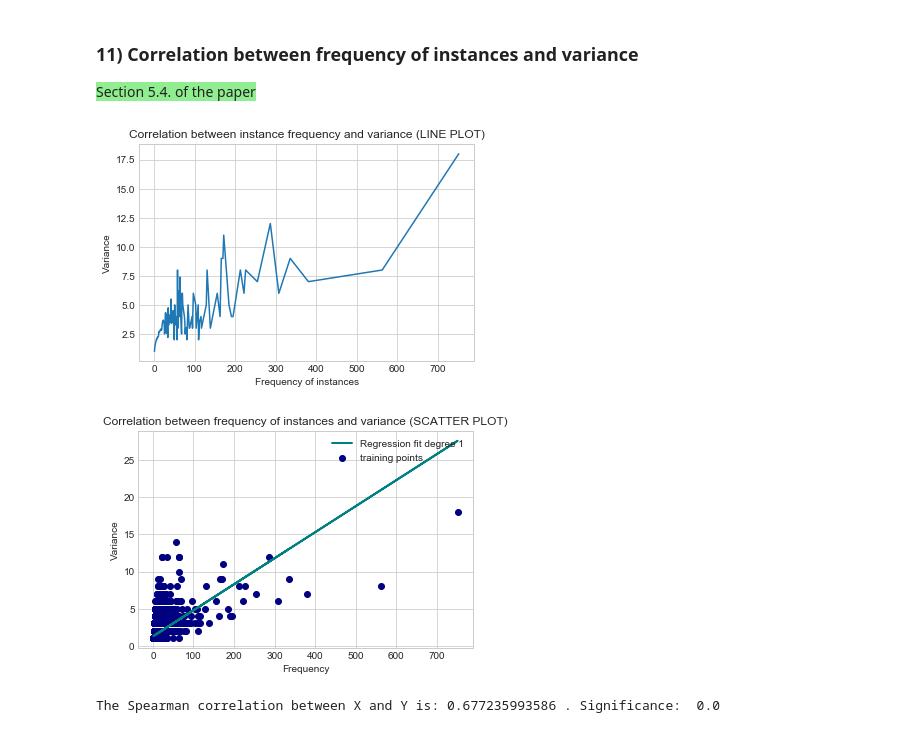
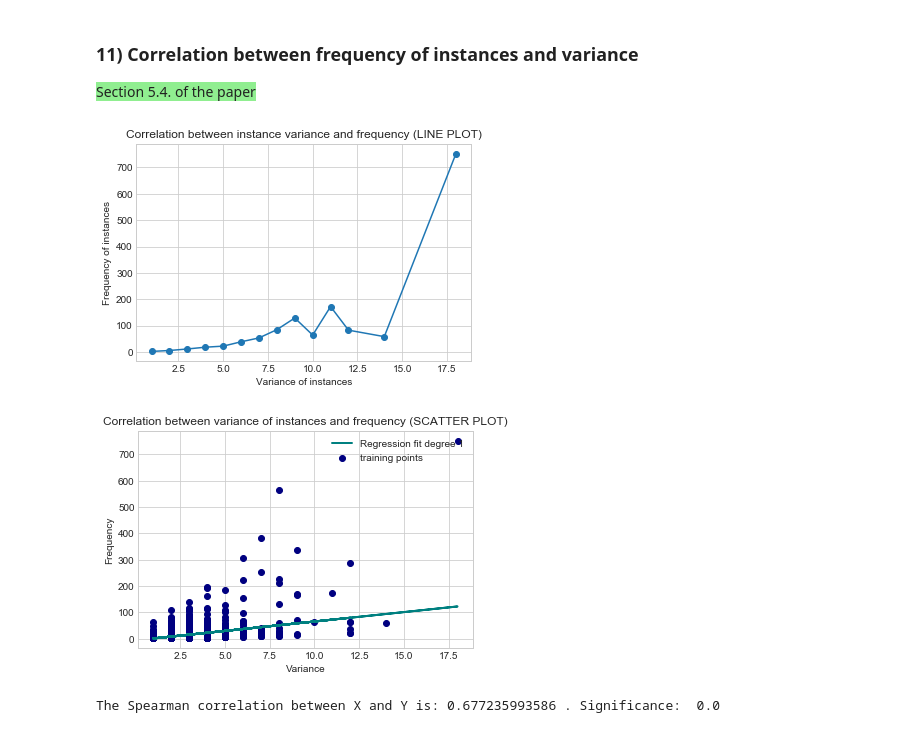
Before and after one commit to cltl/HumanLikeEL, a Jupyter notebook: Data Analysis.ipynb, the cells around one changed output. Cells and saved outputs as stored; diff of their text form; code cells hidden in the pictures.

```diff
--- a/Data Analysis.ipynb
+++ b/Data Analysis.ipynb
@@ -321,26 +334,26 @@ The Spearman correlation between X and Y is: 0.35559163525 . Significance:  0.0
 
 <span style="background-color:lightgreen">Section 5.4. of the paper</span>
 # %%
-plot_utils.frequency_correlation(all_cnt_instances,
-                                 variance,
-                                 title='Correlation between instance frequency and variance (LINE PLOT)',
-                                 x_label='Frequency of instances',
-                                 y_label='Variance',
+plot_utils.frequency_correlation(variance,
+                                 all_cnt_instances,
+                                 title='Correlation between instance variance and frequency (LINE PLOT)',
+                                 x_label='Variance of instances',
+                                 y_label='Frequency of instances',
                                  save=save)
 # %% [output]
-[figure, old version]
+[figure, new version]
 # %%
 
-insta_x_freq, insta_y_var = plot_utils.prepare_scatter_plot(
+insta_y_freq, insta_x_var = plot_utils.prepare_scatter_plot(
     all_cnt_instances, variance)
 
 
-plot_utils.scatter_plot(insta_x_freq, insta_y_var,
-                        x_axis='Frequency',
-                        y_axis='Variance',
-                        title='Correlation between frequency of instances and variance (SCATTER PLOT)',
+plot_utils.scatter_plot(insta_x_var, insta_y_freq,
+                        x_axis='Variance',
+                        y_axis='Frequency',
+                        title='Correlation between variance of instances and frequency (SCATTER PLOT)',
                         save=True
                         )
 # %% [output]
-[figure, old version]
+[figure, new version]
 # %%
```
Also changed, not shown: parts of 35 cells of this notebook, 1 other file.
